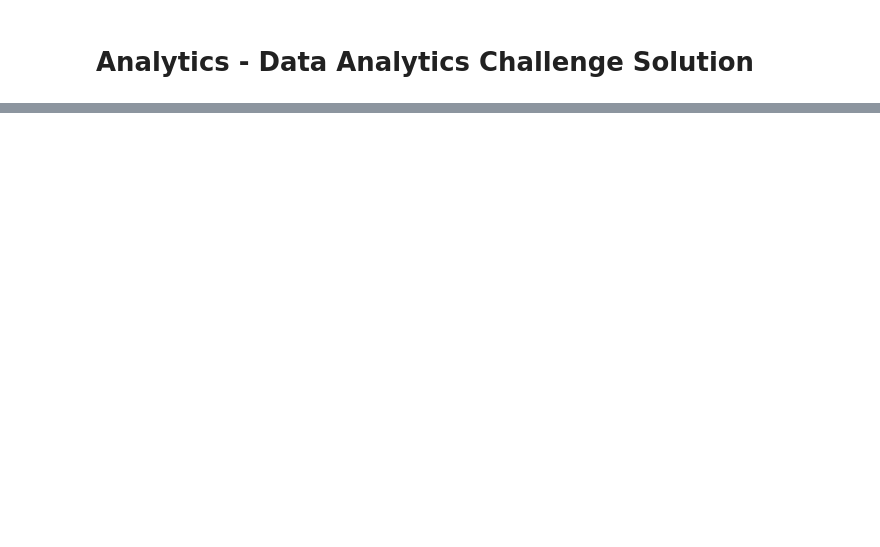
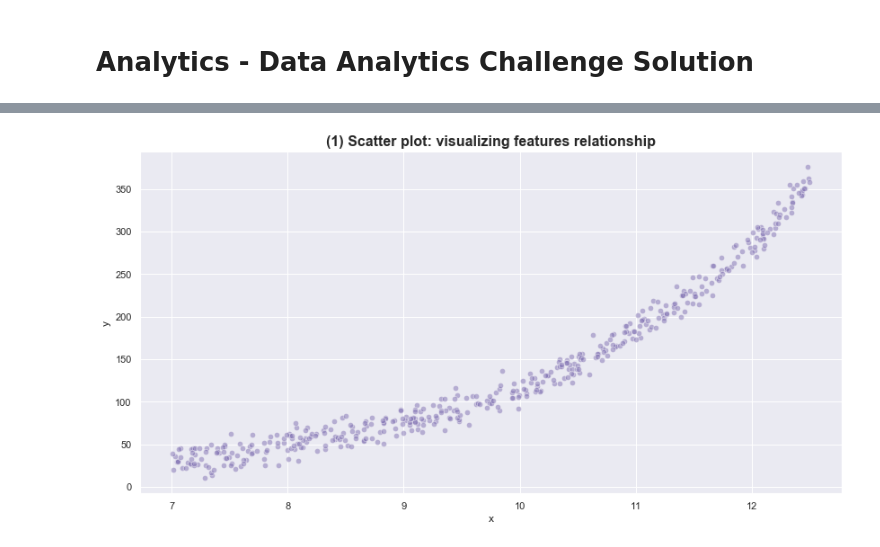
Before and after one commit to Travaz/supermercato24, a Jupyter notebook: analytics.ipynb, the cells around one changed output, grey strips where cells are left out. Cells and saved outputs as stored; diff of their text form; code cells hidden in the pictures; blank space fills up the shorter version.

Commit message:
First final draft

```diff
--- a/analytics.ipynb
+++ b/analytics.ipynb
@@ -210,0 +147,7 @@ from sklearn.model_selection import GridSearchCV
+# %%
+# First plot
+plt.figure(figsize=(14,7))
+plt.title("(1) Scatter plot: visualizing features relationship", fontsize=16, fontweight='bold')
+scatter_plot = sns.scatterplot(x="x",y="y",data=df,s=40,color="m",alpha=0.50)
+# %% [output]
+[figure, added]
```
Also changed, not shown: parts of 111 cells of this notebook, 4 other files.
